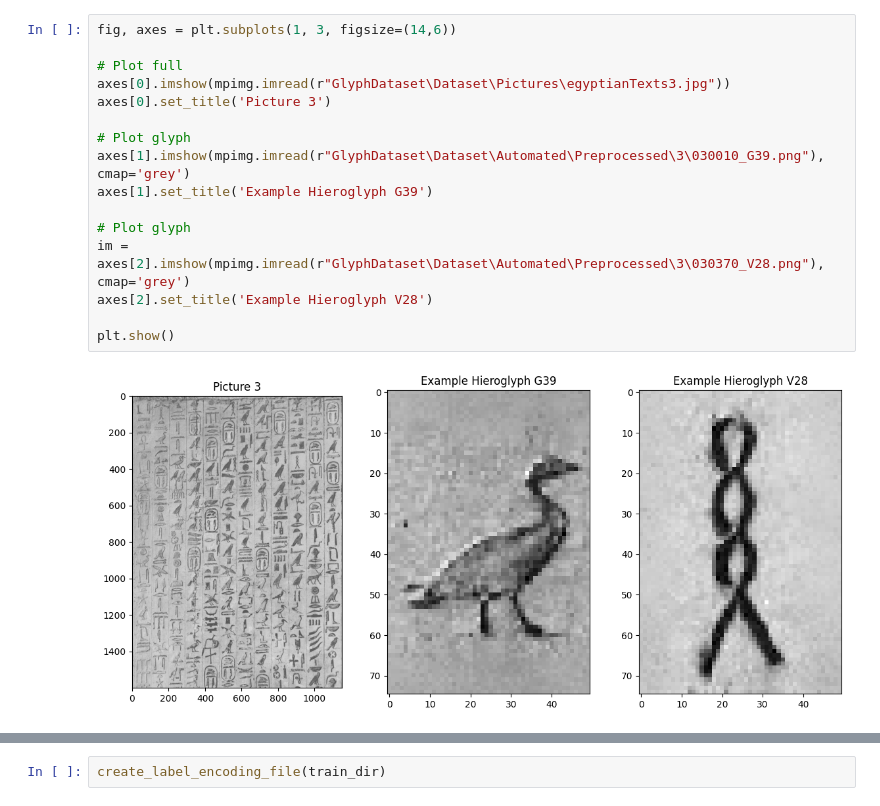
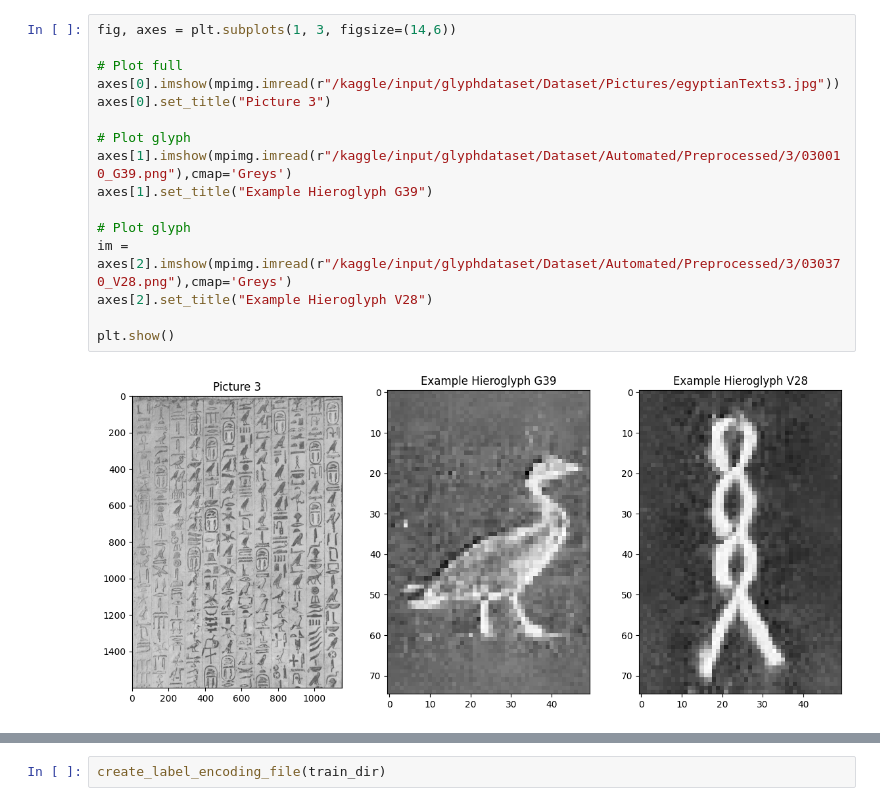
Before and after one commit to mhandt9/hieroglyph-cnn, a Jupyter notebook: glyphs.ipynb, the cells around one changed output, grey strips where cells are left out. Drawn from its saved outputs; the diff is of its cells as text.

```diff
--- a/glyphs.ipynb
+++ b/glyphs.ipynb
@@ -36,18 +133,18 @@ The label is then **D58**
 # %%
 fig, axes = plt.subplots(1, 3, figsize=(14,6))
 
 # Plot full
-axes[0].imshow(mpimg.imread(r"GlyphDataset\Dataset\Pictures\egyptianTexts3.jpg"))
-axes[0].set_title('Picture 3')
+axes[0].imshow(mpimg.imread(r"/kaggle/input/glyphdataset/Dataset/Pictures/egyptianTexts3.jpg"))
+axes[0].set_title("Picture 3")
 
 # Plot glyph
-axes[1].imshow(mpimg.imread(r"GlyphDataset\Dataset\Automated\Preprocessed\3\030010_G39.png"), cmap='grey')
-axes[1].set_title('Example Hieroglyph G39')
+axes[1].imshow(mpimg.imread(r"/kaggle/input/glyphdataset/Dataset/Automated/Preprocessed/3/030010_G39.png"),cmap='Greys')
+axes[1].set_title("Example Hieroglyph G39")
 
 # Plot glyph
-im = axes[2].imshow(mpimg.imread(r"GlyphDataset\Dataset\Automated\Preprocessed\3\030370_V28.png"), cmap='grey')
-axes[2].set_title('Example Hieroglyph V28')
+im = axes[2].imshow(mpimg.imread(r"/kaggle/input/glyphdataset/Dataset/Automated/Preprocessed/3/030370_V28.png"),cmap='Greys')
+axes[2].set_title("Example Hieroglyph V28")
 
 plt.show()
 # %% [output]
-[figure, old version]
+[figure, new version]
```
Also changed, not shown: parts of 77 cells of this notebook.
